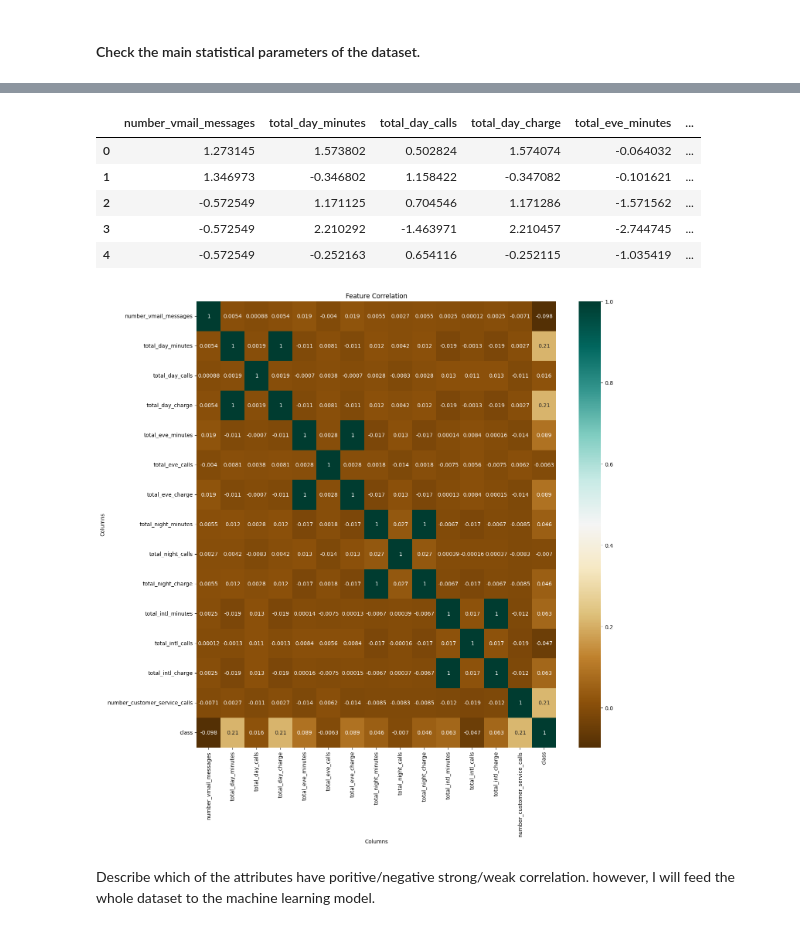
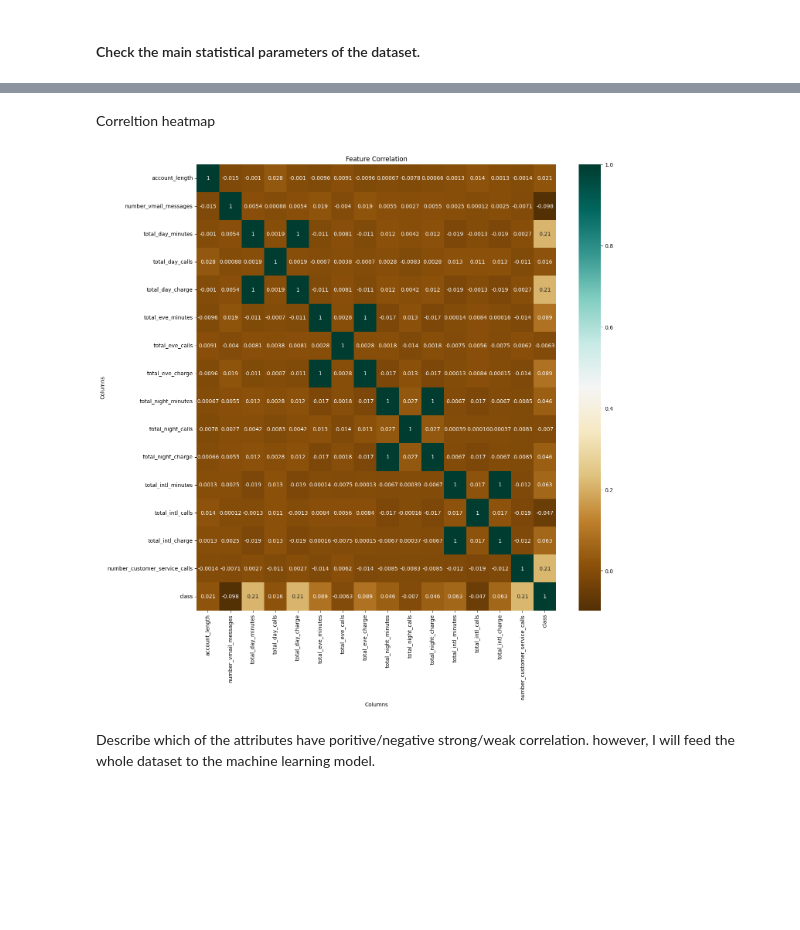
Before and after one commit to rejanbutka/customer-value-management_ml-prediction, a Jupyter notebook: main.ipynb, the cells around one changed output, grey strips where cells are left out. Cells and saved outputs as stored; diff of their text form; code cells hidden in the pictures; blank space fills up the shorter version.

Commit message:
Added visualization and predicted upcoming churn customers

```diff
--- a/main.ipynb
+++ b/main.ipynb
@@ -71,7 +104,6 @@
 # %%
 numeric_attrb_dataset = dataset.drop([
 "state",
-"account_length",
 "area_code",
 "phone_number",
 "international_plan",
@@ -156,26 +135,15 @@ attributes.head()
-# %%
-# Concat the normalized data with the target class
-main_dataset = attributes
-main_dataset["class"] = target
-main_dataset.head()
-# %% [output]
-|  | number_vmail_messages | total_day_minutes | total_day_calls | total_day_charge | total_eve_minutes | ... |
-| 0 | 1.273145 | 1.573802 | 0.502824 | 1.574074 | -0.064032 | ... |
-| 1 | 1.346973 | -0.346802 | 1.158422 | -0.347082 | -0.101621 | ... |
-| 2 | -0.572549 | 1.171125 | 0.704546 | 1.171286 | -1.571562 | ... |
-| 3 | -0.572549 | 2.210292 | -1.463971 | 2.210457 | -2.744745 | ... |
-| 4 | -0.572549 | -0.252163 | 0.654116 | -0.252115 | -1.035419 | ... |
+# %% [markdown]
+Correltion heatmap
 # %%
-# correltion heatmap
 # Check the correlation between the quantitivve atrribytes and the class column
 ds = numeric_attrb_dataset
-ds["class"] = target
+ds["class"] = dataset["class"]
 fig, ax = plt.subplots(figsize=(15,15))
 sns.heatmap(ds.corr(), annot=True, ax=ax, cmap='BrBG').set(
     title = 'Feature Correlation', xlabel = 'Columns', ylabel = 'Columns')
 plt.show()
 # %% [output]
-[figure, old version]
+[figure, new version]
 # %% [markdown]
 Describe which of the attributes have poritive/negative strong/weak correlation.
 however, I will feed the whole dataset to the machine learning model.
```
Also changed, not shown: parts of 24 cells of this notebook.
